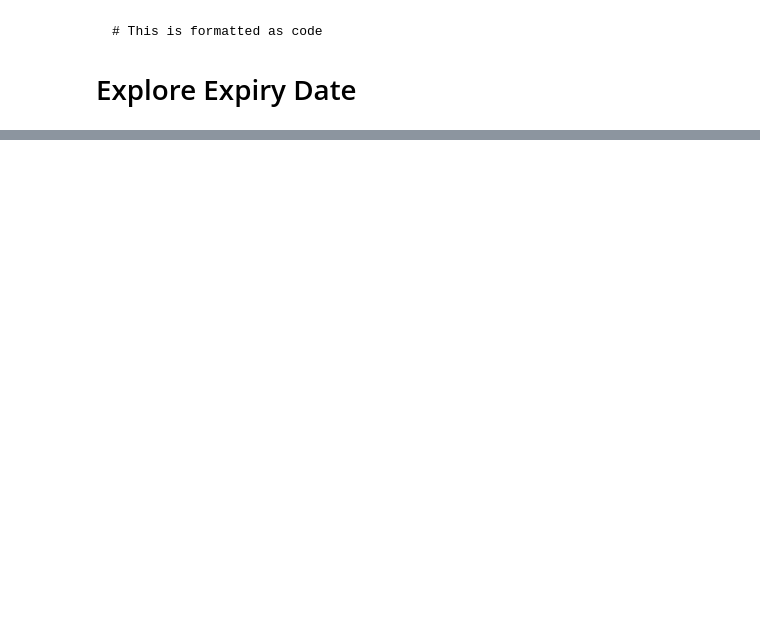
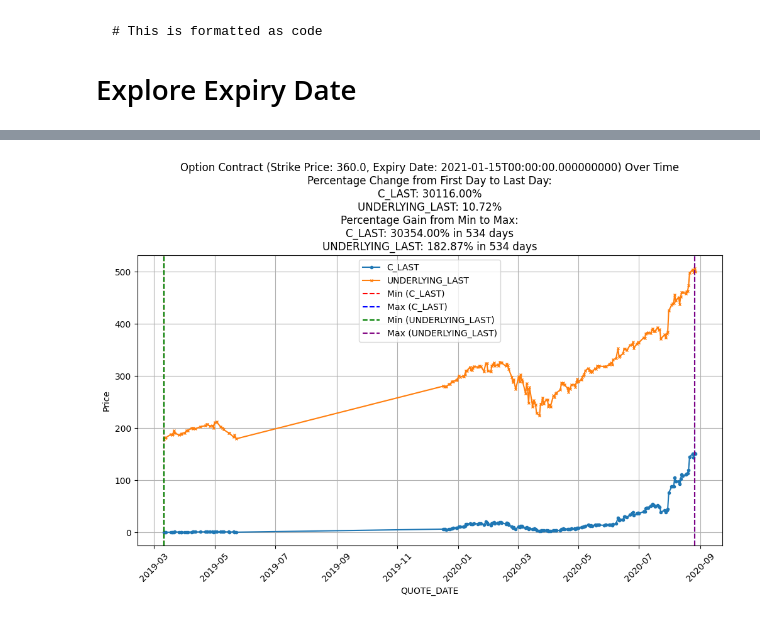
Before and after one commit to TeomanEgeSelcuk/Stock-Options, a Jupyter notebook: EDA.ipynb, the cells around one changed output, grey strips where cells are left out. Saved outputs shown, nothing was run; the diff lists cells and outputs as text; code cells hidden in the pictures; blank space fills up the shorter version.

```diff
--- a/EDA.ipynb
+++ b/EDA.ipynb
@@ -636,0 +896,96 @@ plt.show()
+# %%
+import pandas as pd
+import matplotlib.pyplot as plt
+import random
+
+# Assuming 'df' is your DataFrame with option contract data
+
+# Find the contract with the highest Percentage Change C_LAST
+highest_change_contract = df[df['Percentage Change C_LAST'] == df['Percentage Change C_LAST'].max()]
+
+# Extract the relevant information
+strike_price = highest_change_contract['STRIKE'].values[0]
+expire_date = highest_change_contract['EXPIRE_DATE'].values[0]
+underlying_last = highest_change_contract['UNDERLYING_LAST'].values[0]
+
+# Filter the DataFrame for the selected contract
+selected_contract = df[(df['STRIKE'] == strike_price) & (df['EXPIRE_DATE'] == expire_date)]
+
+# Sort the DataFrame by 'QUOTE_DATE' for a time series plot
+selected_contract = selected_contract.sort_values(by='QUOTE_DATE')
+
+# Calculate the percentage change from the first day to the last day for C_LAST
+first_day_price_c = selected_contract['C_LAST'].iloc[0]
+last_day_price_c = selected_contract['C_LAST'].iloc[-1]
+percentage_change_c = ((last_day_price_c - first_day_price_c) / first_day_price_c) * 100
+
+# Identify the minimum and maximum values for C_LAST and UNDERLYING_LAST
+min_c_last = selected_contract['C_LAST'].min()
+max_c_last = selected_contract['C_LAST'].max()
+min_underlying_last = selected_contract['UNDERLYING_LAST'].min()
+max_underlying_last = selected_contract['UNDERLYING_LAST'].max()
+
+# Find the dates corresponding to the minimum and maximum values for C_LAST and UNDERLYING_LAST
+date_min_c_last = selected_contract[selected_contract['C_LAST'] == min_c_last]['QUOTE_DATE'].values[0]
+date_max_c_last = selected_contract[selected_contract['C_LAST'] == max_c_last]['QUOTE_DATE'].values[0]
+date_min_underlying_last = selected_contract[selected_contract['UNDERLYING_LAST'] == min_underlying_last]['QUOTE_DATE'].values[0]
+date_max_underlying_last = selected_contract[selected_contract['UNDERLYING_LAST'] == max_underlying_last]['QUOTE_DATE'].values[0]
+
+# Calculate the percentage gain from the minimum to the maximum for C_LAST and UNDERLYING_LAST
+percentage_gain_c_last = 0  # Initialize to zero
+percentage_gain_underlying_last = 0  # Initialize to zero
+
+# Check if minimum date is before maximum date for C_LAST
+if date_min_c_last < date_max_c_last:
+    percentage_gain_c_last = ((max_c_last - min_c_last) / min_c_last) * 100
+
+# Check if minimum date is before maximum date for UNDERLYING_LAST
+if date_min_underlying_last < date_max_underlying_last:
+    percentage_gain_underlying_last = ((max_underlying_last - min_underlying_last) / min_underlying_last) * 100
+
+# Calculate the number of days it took to reach the maximum from the minimum for C_LAST and UNDERLYING_LAST
+days_to_max_c_last = (date_max_c_last - date_min_c_last).astype('timedelta64[D]').astype(int)
+days_to_max_underlying_last = (date_max_underlying_last - date_min_underlying_last).astype('timedelta64[D]').astype(int)
+
+# Check if the number of days is non-negative; if negative, indicate no gains
+if days_to_max_c_last < 0:
+    days_to_max_c_last_text = 'No Gains'
+else:
+    days_to_max_c_last_text = f'{days_to_max_c_last} days'
+
+if days_to_max_underlying_last < 0:
+    days_to_max_underlying_last_text = 'No Gains'
+else:
+    days_to_max_underlying_last_text = f'{days_to_max_underlying_last} days'
+
+# Create a line plot of 'QUOTE_DATE' against 'C_LAST'
+plt.figure(figsize=(12, 6))
+plt.plot(selected_contract['QUOTE_DATE'], selected_contract['C_LAST'], marker='o', linestyle='-', markersize=3, label='C_LAST')
+plt.plot(selected_contract['QUOTE_DATE'], selected_contract['UNDERLYING_LAST'], marker='x', linestyle='-', markersize=3, label='UNDERLYING_LAST')
+
+# Mark the minimum and maximum points with vertical dashed lines
+plt.axvline(x=date_min_c_last, color='red', linestyle='--', label='Min (C_LAST)')
+plt.axvline(x=date_max_c_last, color='blue', linestyle='--', label='Max (C_LAST)')
+plt.axvline(x=date_min_underlying_last, color='green', linestyle='--', label='Min (UNDERLYING_LAST)')
+plt.axvline(x=date_max_underlying_last, color='purple', linestyle='--', label='Max (UNDERLYING_LAST)')
+
+# Set labels and title
+plt.xlabel('QUOTE_DATE')
+plt.ylabel('Price')
+plt.xticks(rotation=45)
+plt.grid(True)
+plt.title(f'Option Contract (Strike Price: {strike_price}, Expiry Date: {expire_date}) Over Time\n'
+          f'Percentage Change from First Day to Last Day:\n'
+          f'C_LAST: {percentage_change_c:.2f}%\n'
+          f'UNDERLYING_LAST: {percentage_change_underlying:.2f}%\n'
+          f'Percentage Gain from Min to Max:\n'
+          f'C_LAST: {percentage_gain_c_last:.2f}% in {days_to_max_c_last_text}\n'
+          f'UNDERLYING_LAST: {percentage_gain_underlying_last:.2f}% in {days_to_max_underlying_last_text}')
+
+# Add a legend to distinguish C_LAST and UNDERLYING_LAST
+plt.legend()
+
+# Show the plot
+plt.show()
+# %% [output]
+[figure, added]
```
Also changed, not shown: parts of 17 cells of this notebook.
